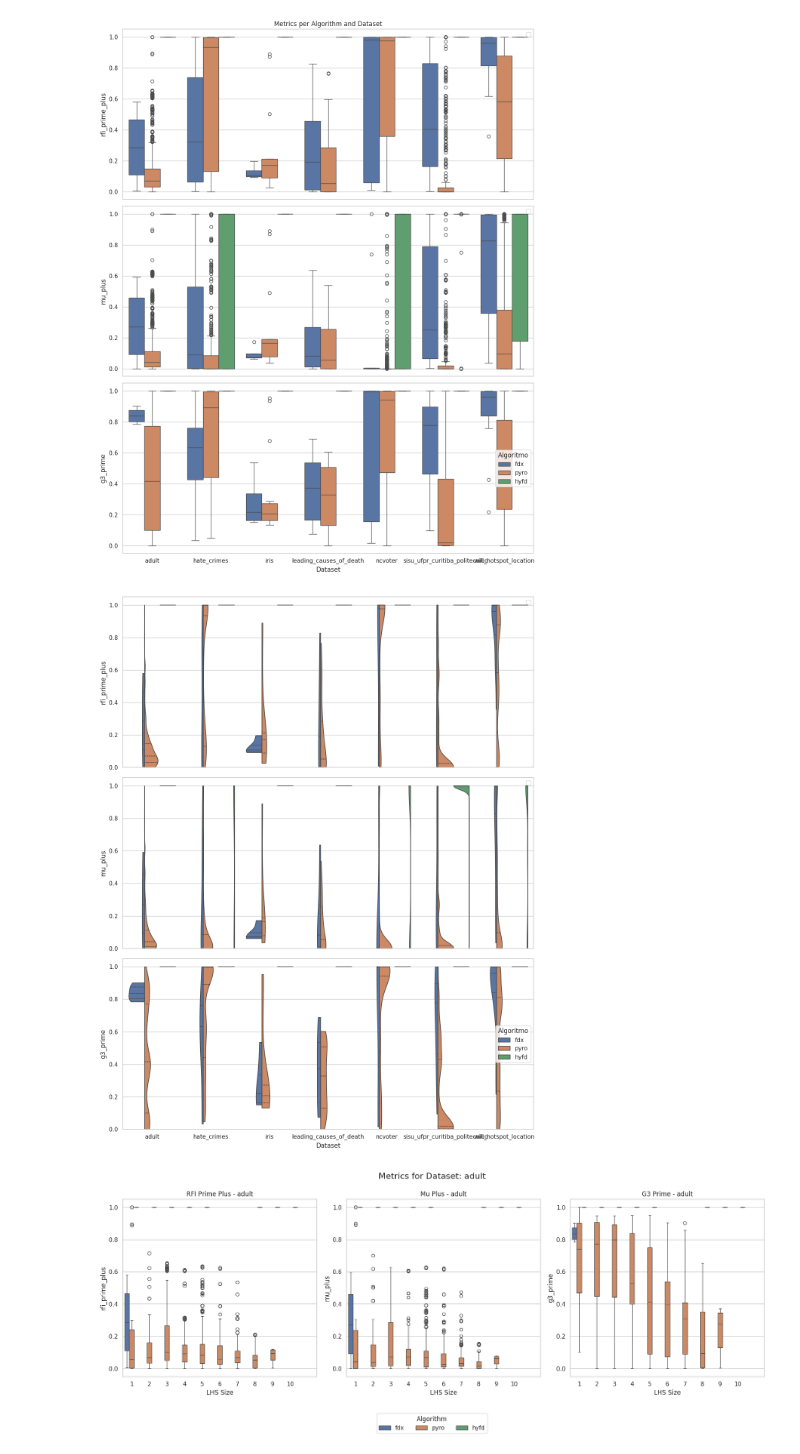
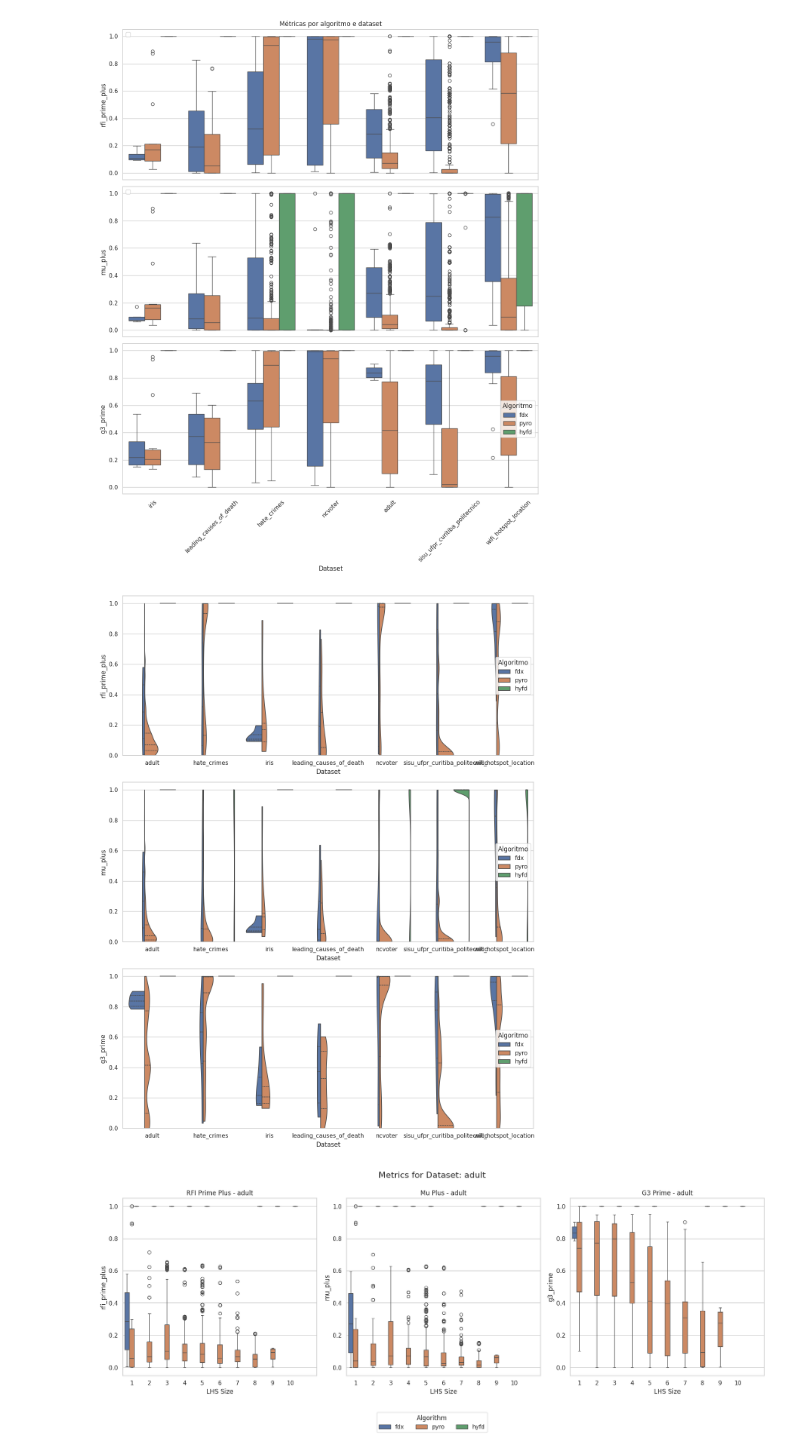
Before and after one commit to AlexF99/tcc, a Jupyter notebook: src/metrics/visualizations/initial_eda_mod.ipynb, the cells around one changed output. Saved outputs shown, nothing was run; the diff lists cells and outputs as text; code cells hidden in the pictures.

Commit message:
sorting dist graph by dataset_num_dfs

```diff
--- a/src/metrics/visualizations/initial_eda_mod.ipynb
+++ b/src/metrics/visualizations/initial_eda_mod.ipynb
@@ -6,3 +6,11 @@ import matplotlib.pyplot as plt
 from get_dataframes import get_global_df
 # %%
 global_df = get_global_df(results_path="../../../experiments/final_experiments")
+
+counts = global_df.groupby(['dataset']).size().reset_index(name='num_dfs')
+counts
+
+
+
+# pivot_df = counts.pivot(index='dataset', columns='algorithm', values='count')
+# pivot_df
@@ -9,39 +26,44 @@ global_df = get_global_df(results_path="../../../experiments/final_experiments")
 # %%
 metrics = ["rfi_prime_plus", "mu_plus", "g3_prime"]
 
+# Get the datasets sorted by count
+sorted_datasets = counts.sort_values('num_dfs').dataset.values
+
 sns.set(style="whitegrid")
-fig, axes = plt.subplots(3, 1, figsize=(12, 15))
+fig, axes = plt.subplots(3, 1, figsize=(12, 15), sharey=True)
 
 for i, metric_name in enumerate(metrics):
+    # Set the order parameter to use our sorted datasets
     sns.boxplot(
         data=global_df,
         x='dataset',
         y=metric_name,
         hue='algorithm',
+        order=sorted_datasets,  # Sort datasets by count
         ax=axes[i]
     )
 
     # Set title only for the first plot
     if i == 0:
-        axes[i].set_title('Metrics per Algorithm and Dataset')
+        axes[i].set_title('Métricas por algoritmo e dataset')
 
     if i < 2:  # For the first two plots
         axes[i].set_xlabel('')
         axes[i].set_xticklabels([])  # Remove x-tick labels
         axes[i].legend([])
 
     else:  # For the bottom plot
         axes[i].set_xlabel('Dataset')
         axes[i].legend(title='Algoritmo', loc='center right')
-
+        axes[i].set_xticklabels(axes[i].get_xticklabels(), rotation=45)
 
     axes[i].set_ylabel(metric_name)
 
-
+plt.legend(title='Algoritmo', loc='center right')
 plt.tight_layout()
 plt.show()
 # %% [output]
-[figure, old version]
+[figure, new version]
 # %%
 
 metrics = ["rfi_prime_plus", "mu_plus", "g3_prime"]
@@ -73,14 +95,16 @@ for i, metric_name in enumerate(metrics):
     axes[i].set_ylabel(metric_name)
     axes[i].set_title('')
 
-    if i < 2:  # For the first two plots
-        axes[i].set_xlabel('')
-        axes[i].set_xticklabels([])  # Remove x-tick labels
-        axes[i].legend([])
+    # if i < 2:  # For the first two plots
+    #     axes[i].set_xlabel('')
+    #     axes[i].set_xticklabels([])  # Remove x-tick labels
+    #     axes[i].legend([])
 
-    else:  # For the bottom plot
-        axes[i].set_xlabel('Dataset')
-        axes[i].legend(title='Algoritmo', loc='center right')
+    # else:  # For the bottom plot
+    #     axes[i].set_xlabel('Dataset')
+    #     axes[i].legend(title='Algoritmo', loc='center right')
+    axes[i].set_xlabel('Dataset')
+    axes[i].legend(title='Algoritmo', loc='center right')
 
 # Adjust spacing between plots
 plt.subplots_adjust(hspace=0.1)  # Reduce vertical space between plots
@@ -88,7 +112,7 @@ plt.subplots_adjust(hspace=0.1)  # Reduce vertical space between plots
 plt.tight_layout()  # No need for rect parameter since we're not making room for external legend
 plt.show()
 # %% [output]
-[figure, old version]
+[figure, new version]
 # %%
 # Get unique datasets
 datasets = global_df['dataset'].unique()
```
Also changed, not shown: parts of 1 cell of this notebook, 3 other files.
